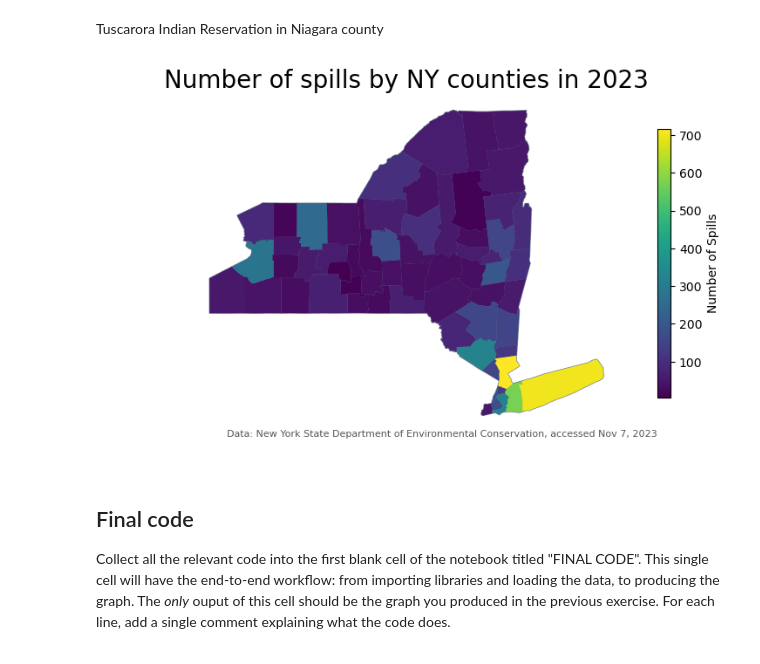
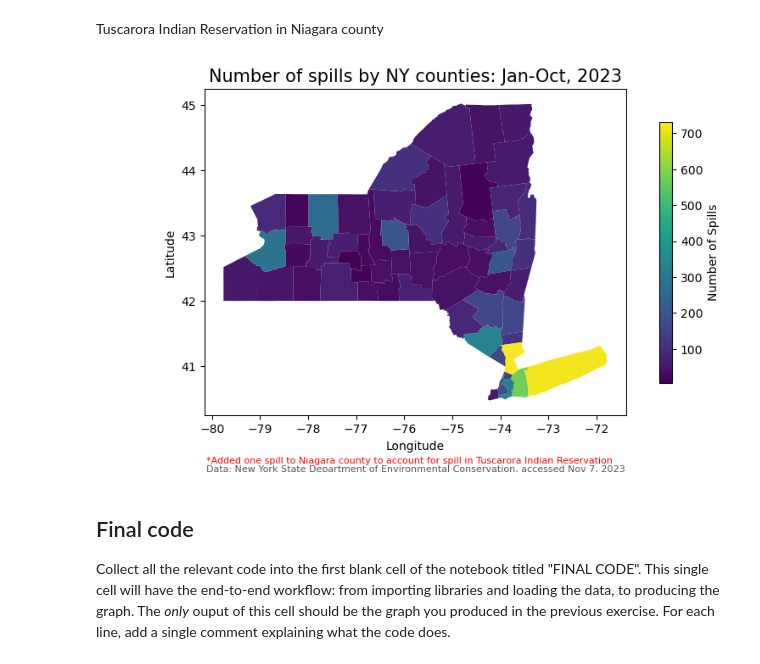
Before and after one commit to floraham/eds-220-hwk3, a Jupyter notebook: Assignment3spills.ipynb, the cells around one changed output. Cells and saved outputs as stored; diff of their text form; code cells hidden in the pictures.

```diff
--- a/Assignment3spills.ipynb
+++ b/Assignment3spills.ipynb
@@ -212,12 +318,12 @@ The resulting `spills_per_county` dataframe must be as follows:
 
 You may add cells if you needed.
 # %%
-# spills per county from jan to october 2023 (petr_23)
+# first, convert spill number to string, then group by county and count number of spills.
+# then reset index and convert the column name eto n_spills.
 
 petr_23.spill_number = petr_23.spill_number.astype("str")
 
-
-n_spills = petr_23.groupby("county").nunique().spill_number.reset_index()
+n_spills = petr_23.groupby("county").count().spill_number.reset_index()
 
 spills_per_county = n_spills.rename(columns={'spill_number':'n_spills'})
 spills_per_county
@@ -566,37 +654,38 @@ Your map should have (at least) the following updates:
 # %% [markdown]
 Tuscarora Indian Reservation in Niagara county
 # %%
-# your code here
+# creating a chloropleth map. Adding an annotation about the spill in Niagara county.
 
 fig, ax = plt.subplots(figsize=(10, 5))
-ax.axis('off')
-#countries.plot(ax=ax)
-
-
-ny_counties_map.plot(ax=ax,
-            color='none',
-            edgecolor = 'slategray')
-
+ax.axis('on')
 
 ny_counties_gpd.plot(ax=ax,
                       column='n_spills',
                         legend=True,
                        legend_kwds={"shrink":.8,
                                     'label': "Number of Spills"
                                     })
 
-ax.set_title('Number of spills by NY counties in 2023',  fontsize=20)
+ax.set_title('Number of spills by NY counties: Jan-Oct, 2023',  fontsize=15)
 ax.set_xlabel('Longitude')
 ax.set_ylabel('Latitude')
 ax.annotate("Data: New York State Department of Environmental Conservation, accessed Nov 7, 2023",
-            xy=(0.15, .06), # position
+            xy=(0.13, 0), # position
             xycoords='figure fraction',
             fontsize=8,
             color='#555555')
 
+
+##annotation#
+ax.annotate("*Added one spill to Niagara county to account for spill in Tuscarora Indian Reservation",
+            xy=(0.13, 0.02 ), # position
+            xycoords='figure fraction',
+            fontsize=8,
+            color='Red')
+
 plt.show()
 # %% [output]
-[figure, old version]
+[figure, new version]
 # %% [markdown]
 ## Final code
 
```
Also changed, not shown: parts of 30 cells of this notebook.
